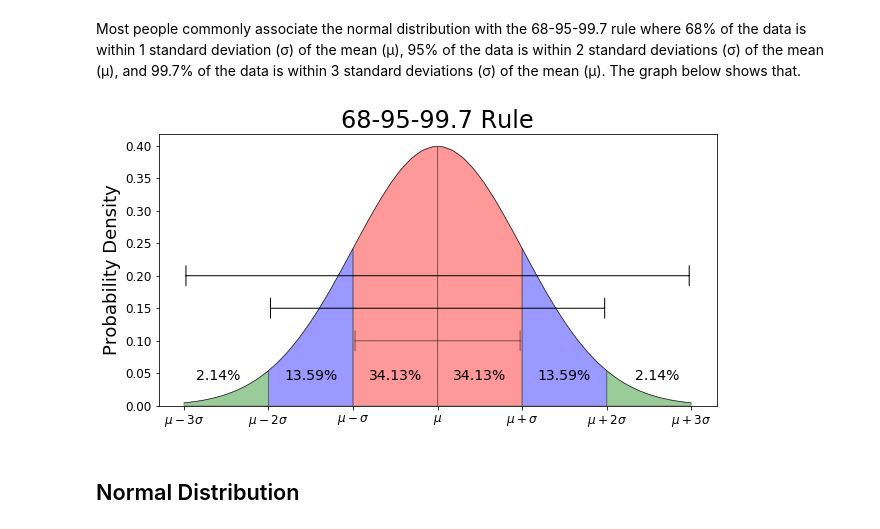
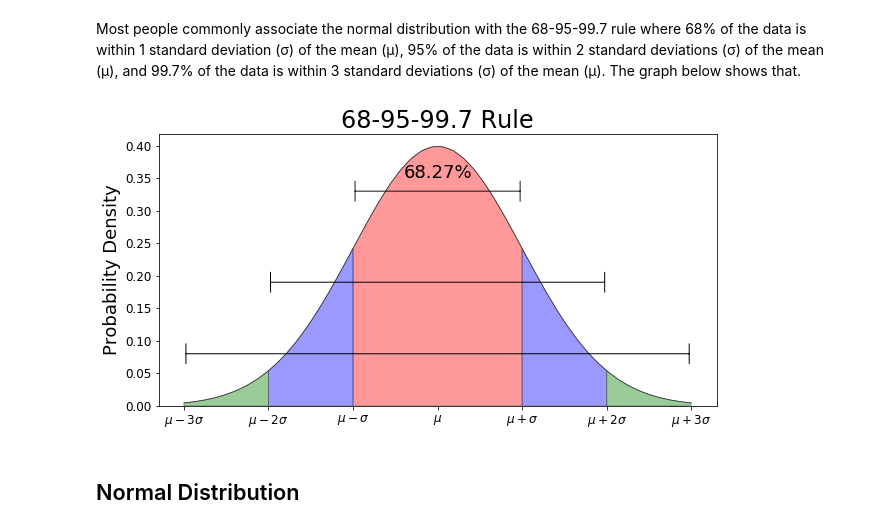
Before and after one commit to mGalarnyk/Python_Tutorials, a Jupyter notebook: Statistics/normal_Distribution_Area_Under_Curve.ipynb, the cells around one changed output. Saved outputs shown, nothing was run; the diff lists cells and outputs as text; code cells hidden in the pictures.

```diff
--- a/Statistics/normal_Distribution_Area_Under_Curve.ipynb
+++ b/Statistics/normal_Distribution_Area_Under_Curve.ipynb
@@ -461,30 +461,41 @@ ax.plot(x, y, 'k', linewidth=.5)
 ax.set_ylim(ymin=0)
 
 #############################
-a, b = 0, 1 # integral limits
+a, b = -1, 1 # integral limits
 
 # Make the shaded region
-ix = np.linspace(0, 1)
+ix = np.linspace(-1, 1)
 iy = normalProbabilityDensity(ix)
 verts = [(a, 0)] + list(zip(ix, iy)) + [(b, 0)]
 poly = Polygon(verts, facecolor='red', edgecolor='0.2', alpha = .4)
 ax.add_patch(poly);
 
-ax.text(0.5, .04, r'{0:.2f}%'.format(result_0_1*100),
-         horizontalalignment='center', fontsize=14);
+ax.text(0.0, .35, r'{0:.2f}%'.format((result_0_1 + result_n1_0 )*100),
+         horizontalalignment='center', fontsize=18);
 
 ##############################
-a, b = -1, 0 # integral limits
+# Bounding the make arrow
+
+ax.annotate(r'',
+            xy=(-1, .33), xycoords='data',
+            xytext=(1, .33), textcoords='data',
+            arrowprops=dict(arrowstyle="|-|",
+                            connectionstyle="arc3",
+                            alpha = .9)
+            );
+
+##############################
+#a, b = -1, 0 # integral limits
 
 # Make the shaded region
-ix = np.linspace(-1, 0)
-iy = normalProbabilityDensity(ix)
-verts = [(a, 0)] + list(zip(ix, iy)) + [(b, 0)]
-poly = Polygon(verts, facecolor='red', edgecolor='0.2', alpha = .4)
-ax.add_patch(poly);
+#ix = np.linspace(-1, 0)
+#iy = normalProbabilityDensity(ix)
+#verts = [(a, 0)] + list(zip(ix, iy)) + [(b, 0)]
+#poly = Polygon(verts, facecolor='red', edgecolor='0.2', alpha = .4)
+#ax.add_patch(poly);
 
-ax.text(-0.5, .04, r'{0:.2f}%'.format(result_n1_0*100),
-         horizontalalignment='center', fontsize=14);
+#ax.text(-0.5, .04, r'{0:.2f}%'.format(result_n1_0*100),
+#         horizontalalignment='center', fontsize=14);
 
 ##############################
 a, b = 1, 2 # integral limits
@@ -496,8 +507,8 @@ verts = [(a, 0)] + list(zip(ix, iy)) + [(b, 0)]
 poly = Polygon(verts, facecolor='blue', edgecolor='0.2', alpha = .4)
 ax.add_patch(poly);
 
-ax.text(1.5, .04, r'{0:.2f}%'.format(result_1_2*100),
-         horizontalalignment='center', fontsize=14);
+#ax.text(1.5, .04, r'{0:.2f}%'.format(result_1_2*100),
+#         horizontalalignment='center', fontsize=14);
 
 ##############################
 a, b = -2, -1 # integral limits
@@ -509,8 +520,8 @@ verts = [(a, 0)] + list(zip(ix, iy)) + [(b, 0)]
 poly = Polygon(verts, facecolor='blue', edgecolor='0.2', alpha = .4)
 ax.add_patch(poly);
 
-ax.text(-1.5, .04, r'{0:.2f}%'.format(result_n2_n1*100),
-         horizontalalignment='center', fontsize=14);
+#ax.text(-1.5, .04, r'{0:.2f}%'.format(result_n2_n1*100),
+#         horizontalalignment='center', fontsize=14);
 
 ##############################
 a, b = 2, 3 # integral limits
@@ -522,8 +533,8 @@ verts = [(a, 0)] + list(zip(ix, iy)) + [(b, 0)]
 poly = Polygon(verts, facecolor='green', edgecolor='0.2', alpha = .4)
 ax.add_patch(poly);
 
-ax.text(2.6, .04, r'{0:.2f}%'.format(result_2_3*100),
-         horizontalalignment='center', fontsize=14);
+#ax.text(2.6, .04, r'{0:.2f}%'.format(result_2_3*100),
+#         horizontalalignment='center', fontsize=14);
 
 
 ##############################
@@ -536,8 +547,8 @@ verts = [(a, 0)] + list(zip(ix, iy)) + [(b, 0)]
 poly = Polygon(verts, facecolor='green', edgecolor='0.2', alpha = .4)
 ax.add_patch(poly);
 
-ax.text(-2.6, .04, r'{0:.2f}%'.format(result_2_3*100),
-         horizontalalignment='center', fontsize=14);
+#ax.text(-2.6, .04, r'{0:.2f}%'.format(result_2_3*100),
+#         horizontalalignment='center', fontsize=14);
 
 
 ax.set_title(r'68-95-99.7 Rule', fontsize = 24)
@@ -562,47 +573,38 @@ yTickLabels = ['0.00',
                '0.35',
                '0.40']
 
 ax.set_xticklabels(xTickLabels, fontsize = 12)
 
 ax.set_yticklabels(yTickLabels, fontsize = 12)
 
-##############################
-# Bounding the make arrow
 
-ax.annotate(r'',
-            xy=(-1, .1), xycoords='data',
-            xytext=(1, .1), textcoords='data',
-            arrowprops=dict(arrowstyle="|-|",
-                            connectionstyle="arc3",
-                            alpha = .5)
-            );
 
 ##############################
 # Bounding the make arrow
 
 ax.annotate(r'',
-            xy=(-2, .15), xycoords='data',
-            xytext=(2, .15), textcoords='data',
+            xy=(-2, .19), xycoords='data',
+            xytext=(2, .19), textcoords='data',
             arrowprops=dict(arrowstyle="|-|",
                             connectionstyle="arc3")
             );
 
 ##############################
 # Bounding the make arrow
 
 ax.annotate(r'',
-            xy=(-3, .2), xycoords='data',
-            xytext=(3, .2), textcoords='data',
+            xy=(-3, .08), xycoords='data',
+            xytext=(3, .08), textcoords='data',
             arrowprops=dict(arrowstyle="|-|",
                             connectionstyle="arc3")
             );
 
 
 
 
 fig.savefig('images/68_95_99_rule.png', dpi = 1200)
 # %% [output]
-[figure, old version]
+[figure, new version]
 # %%
 result_0_1
 # %% [markdown]
```
Also changed, not shown: 1 other file.
